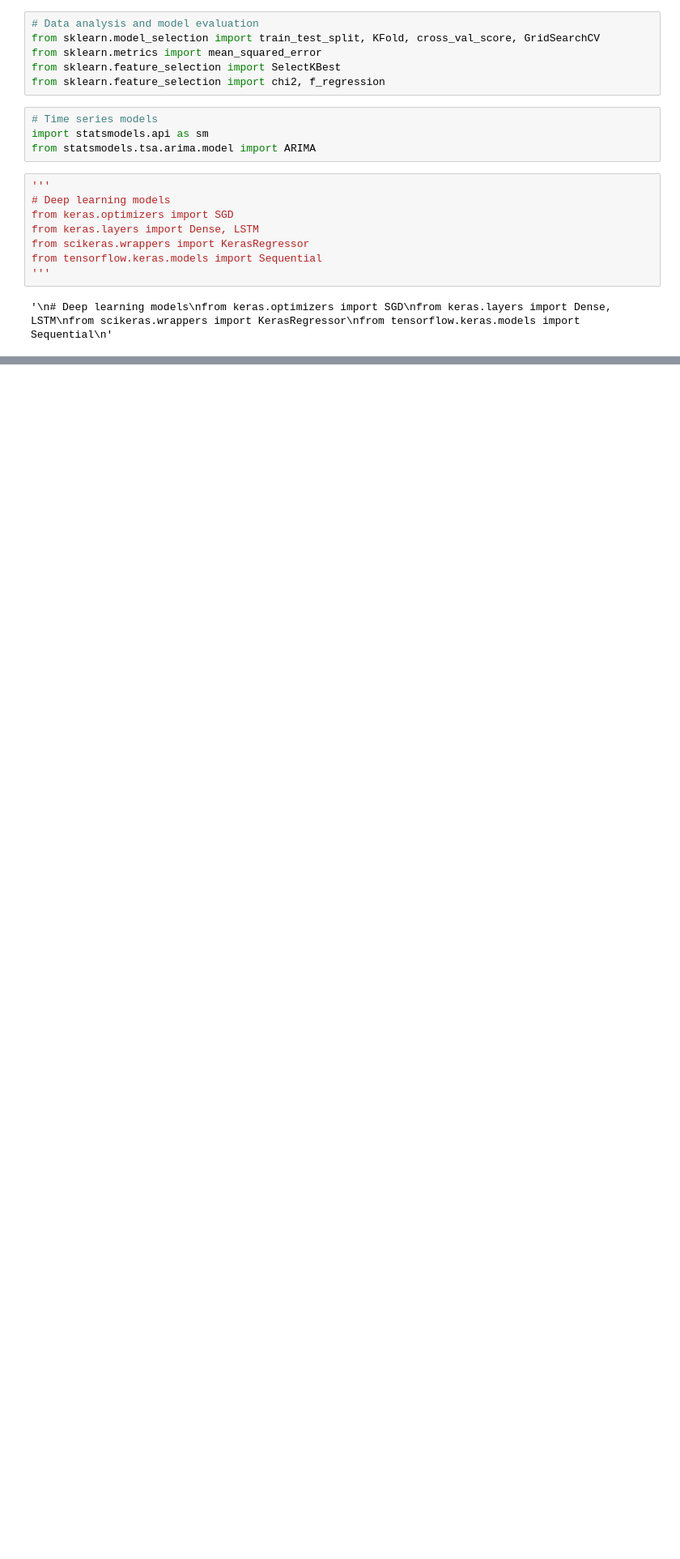
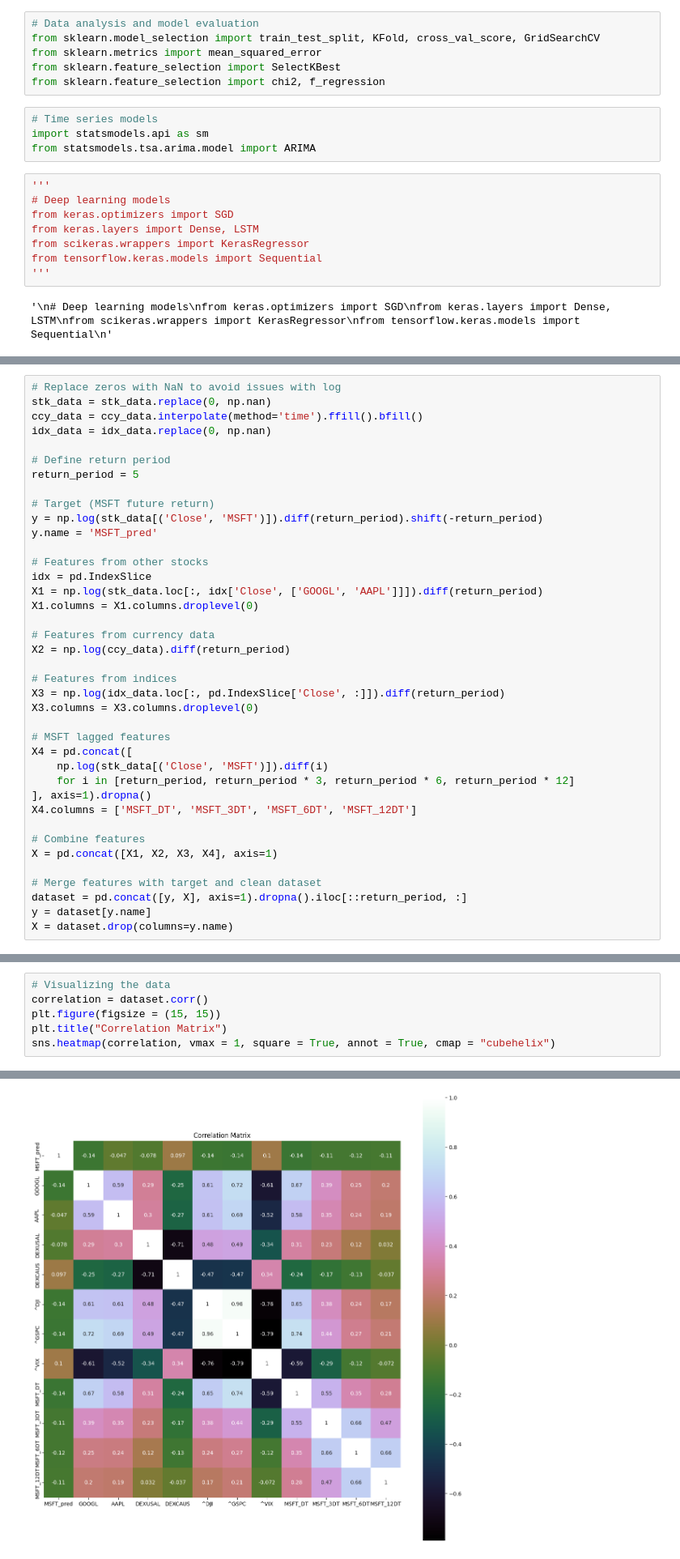
Before and after one commit to DellaCortef/finance-blueprints-datascience-reference, a Jupyter notebook: supervised-learning/regression.ipynb, the cells around one changed output, grey strips where cells are left out. Shown at 81% size. Drawn from its saved outputs; the diff is of its cells as text; blank space fills up the shorter version.

Commit message:
correlation image

```diff
--- a/supervised-learning/regression.ipynb
+++ b/supervised-learning/regression.ipynb
@@ -454,0 +517,39 @@ from tensorflow.keras.models import Sequential
+# %%
+# Replace zeros with NaN to avoid issues with log
+stk_data = stk_data.replace(0, np.nan)
+ccy_data = ccy_data.interpolate(method='time').ffill().bfill()
+idx_data = idx_data.replace(0, np.nan)
+
+# Define return period
+return_period = 5
+
+# Target (MSFT future return)
+y = np.log(stk_data[('Close', 'MSFT')]).diff(return_period).shift(-return_period)
+y.name = 'MSFT_pred'
+
+# Features from other stocks
+idx = pd.IndexSlice
+X1 = np.log(stk_data.loc[:, idx['Close', ['GOOGL', 'AAPL']]]).diff(return_period)
+X1.columns = X1.columns.droplevel(0)
+
+# Features from currency data
+X2 = np.log(ccy_data).diff(return_period)
+
+# Features from indices
+X3 = np.log(idx_data.loc[:, pd.IndexSlice['Close', :]]).diff(return_period)
+X3.columns = X3.columns.droplevel(0)
+
+# MSFT lagged features
+X4 = pd.concat([
+    np.log(stk_data[('Close', 'MSFT')]).diff(i)
+    for i in [return_period, return_period * 3, return_period * 6, return_period * 12]
+], axis=1).dropna()
+X4.columns = ['MSFT_DT', 'MSFT_3DT', 'MSFT_6DT', 'MSFT_12DT']
+
+# Combine features
+X = pd.concat([X1, X2, X3, X4], axis=1)
+
+# Merge features with target and clean dataset
+dataset = pd.concat([y, X], axis=1).dropna().iloc[::return_period, :]
+y = dataset[y.name]
+X = dataset.drop(columns=y.name)
@@ -454,0 +569,7 @@ from tensorflow.keras.models import Sequential
+# %%
+# Visualizing the data
+correlation = dataset.corr()
+plt.figure(figsize = (15, 15))
+plt.title("Correlation Matrix")
+sns.heatmap(correlation, vmax = 1, square = True, annot = True, cmap = "cubehelix")
+# %% [output]
@@ -454,0 +577 @@ from tensorflow.keras.models import Sequential
+[figure, added]
```
Also changed, not shown: parts of 8 cells of this notebook.
